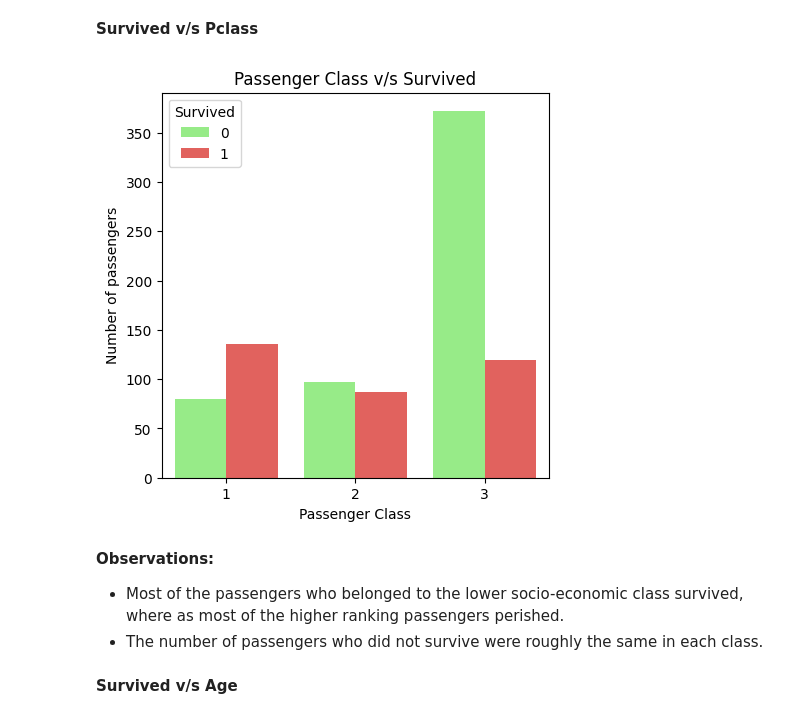
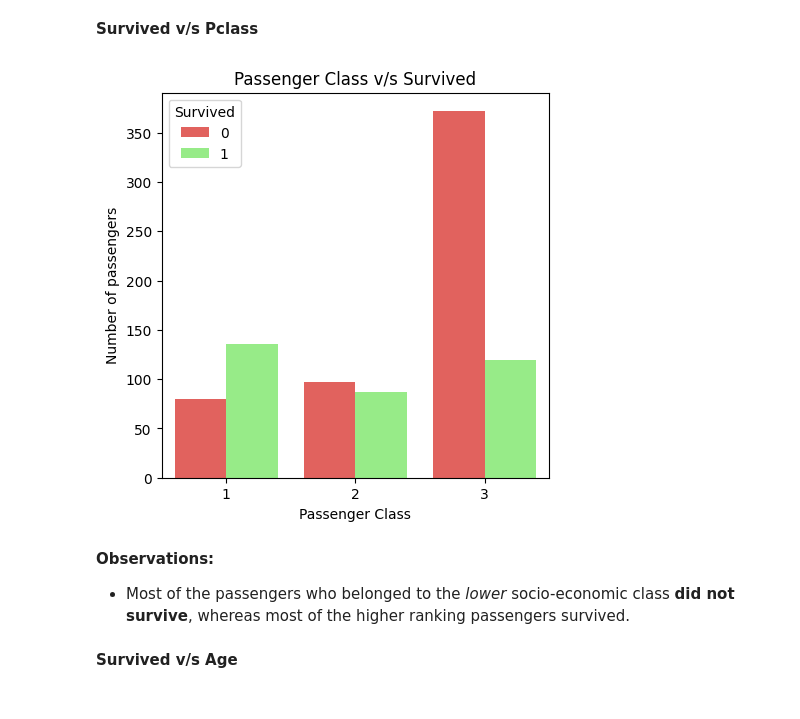
Before and after one commit to aadhiseshannsut/Sem5-ML-lab, a Jupyter notebook: Logistic Regression/Titanic Dataset - Logistic Regression (Exploratory Data Analysis).ipynb, the cells around one changed output. Drawn from its saved outputs; the diff is of its cells as text; code cells hidden in the pictures.

```diff
--- a/Logistic Regression/Titanic Dataset - Logistic Regression (Exploratory Data Analysis).ipynb
+++ b/Logistic Regression/Titanic Dataset - Logistic Regression (Exploratory Data Analysis).ipynb
@@ -197,7 +199,7 @@ Data columns (total 12 columns):
 dtypes: float64(2), int64(5), object(5)
 memory usage: 83.7+ KB
 # %%
-df.drop(['Name', 'Cabin'], axis=1, inplace=True)
+df.drop(['PassengerId', 'Name', 'Cabin', 'Ticket'], axis=1, inplace=True)
 # %% [markdown]
 ## Filling in missing data
 # %%
@@ -212,9 +214,6 @@ df.fillna({'Age': df['Age'].median()}, inplace=True)
 # Sex
 df['Sex'] = df['Sex'].astype('category')
 
-# Ticket
-df['Ticket'] = df['Ticket'].astype('category')
-
 # Embark
 df['Embarked'] = df['Embarked'].astype('category')
 # %% [markdown]
@@ -286,20 +285,19 @@ plt.show()
 # %%
 fig = plt.figure(figsize=(5, 5))
 sns.countplot(
     data=df,
     x='Pclass',
     hue='Survived',
-    palette=['#8bfc77', '#f74e48']
+    palette=['#f74e48', '#8bfc77']
 );
 plt.title("Passenger Class v/s Survived");
 plt.xlabel("Passenger Class");
 plt.ylabel("Number of passengers");
 # %% [output]
-[figure, old version]
+[figure, new version]
 # %% [markdown]
 **Observations:**
-* Most of the passengers who belonged to the lower socio-economic class survived, where as most of the higher ranking passengers perished.
-* The number of passengers who did not survive were roughly the same in each class.
+* Most of the passengers who belonged to the _lower_ socio-economic class **did not survive**, whereas most of the higher ranking passengers survived.
 # %% [markdown]
 **Survived v/s Age**
 # %%
```
Also changed, not shown: parts of 5 cells of this notebook, 3 other files.
